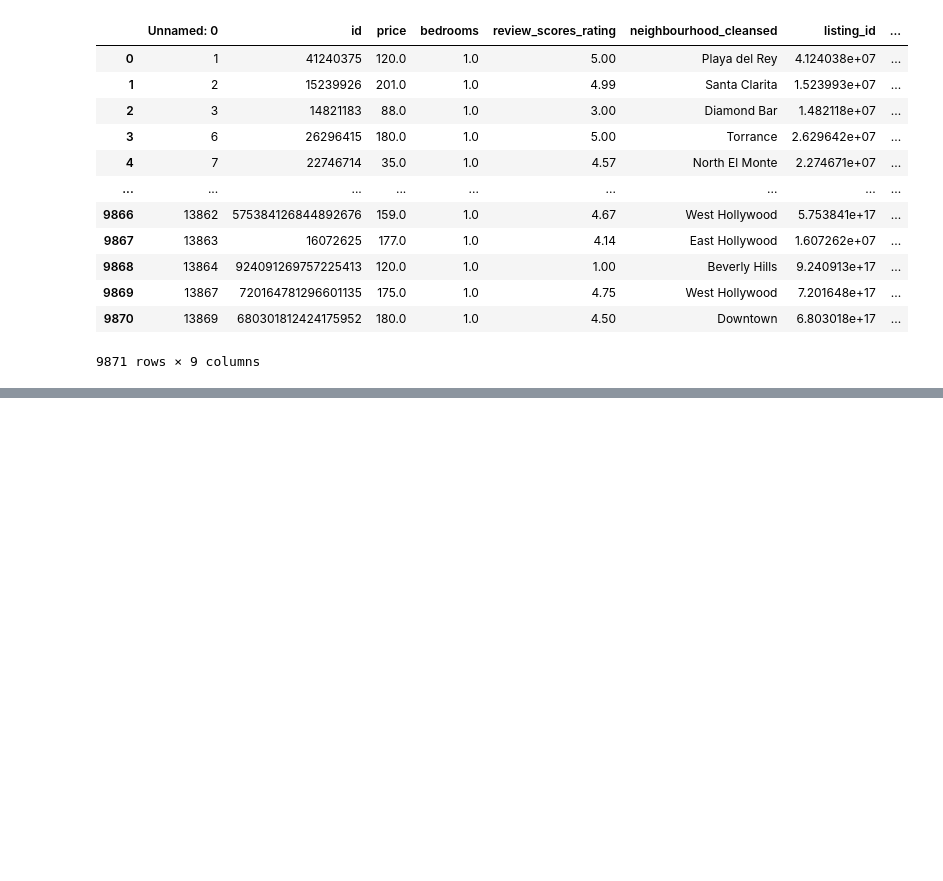
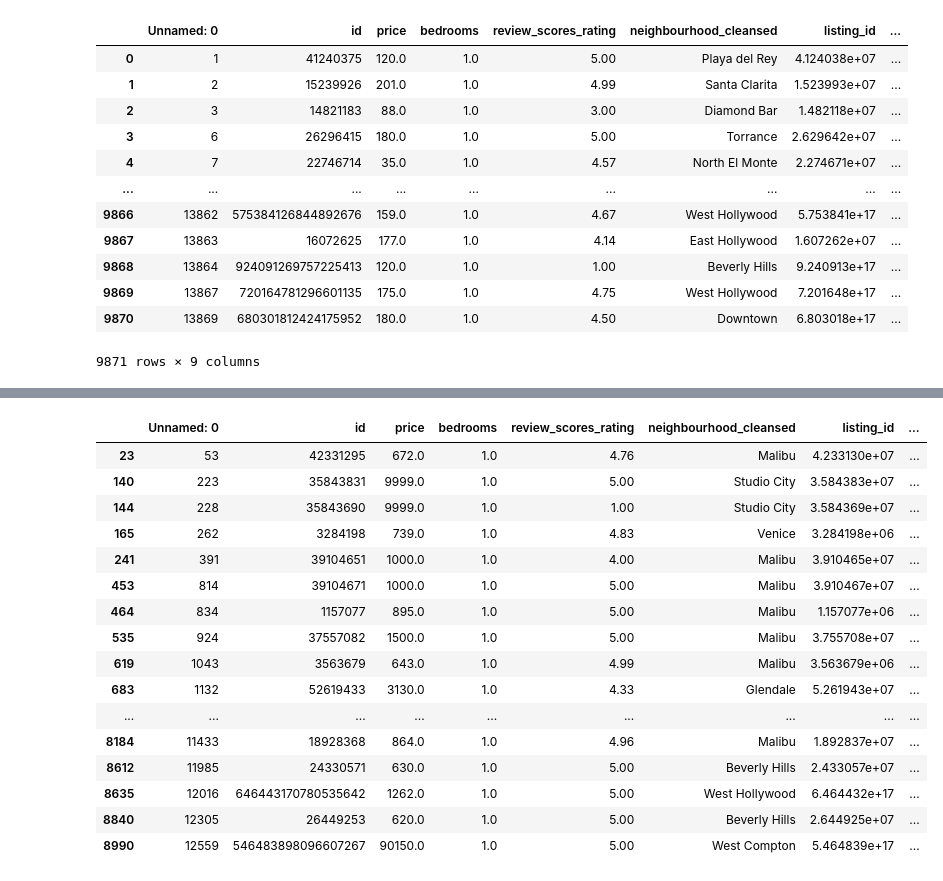
Before and after one commit to jfbr1283/Airbnb_Reviews_Analysis, a Jupyter notebook: working_notebooks/airbnb_nlp_reviews.ipynb, the cells around one changed output, grey strips where cells are left out. Saved outputs shown, nothing was run; the diff lists cells and outputs as text; code cells hidden in the pictures; blank space fills up the shorter version.

```diff
--- a/working_notebooks/airbnb_nlp_reviews.ipynb
+++ b/working_notebooks/airbnb_nlp_reviews.ipynb
@@ -830,0 +910,20 @@ df_processed2
+# %%
+df_processed2.loc[df_processed2['price'] > 600]
+# %% [output]
+|  | Unnamed: 0 | id | price | bedrooms | review_scores_rating | neighbourhood_cleansed | listing_id | ... |
+| 23 | 53 | 42331295 | 672.0 | 1.0 | 4.76 | Malibu | 4.233130e+07 | ... |
+| 140 | 223 | 35843831 | 9999.0 | 1.0 | 5.00 | Studio City | 3.584383e+07 | ... |
+| 144 | 228 | 35843690 | 9999.0 | 1.0 | 1.00 | Studio City | 3.584369e+07 | ... |
+| 165 | 262 | 3284198 | 739.0 | 1.0 | 4.83 | Venice | 3.284198e+06 | ... |
+| 241 | 391 | 39104651 | 1000.0 | 1.0 | 4.00 | Malibu | 3.910465e+07 | ... |
+| 453 | 814 | 39104671 | 1000.0 | 1.0 | 5.00 | Malibu | 3.910467e+07 | ... |
+| 464 | 834 | 1157077 | 895.0 | 1.0 | 5.00 | Malibu | 1.157077e+06 | ... |
+| 535 | 924 | 37557082 | 1500.0 | 1.0 | 5.00 | Malibu | 3.755708e+07 | ... |
+| 619 | 1043 | 3563679 | 643.0 | 1.0 | 4.99 | Malibu | 3.563679e+06 | ... |
+| 683 | 1132 | 52619433 | 3130.0 | 1.0 | 4.33 | Glendale | 5.261943e+07 | ... |
+| ... | ... | ... | ... | ... | ... | ... | ... | ... |
+| 8184 | 11433 | 18928368 | 864.0 | 1.0 | 4.96 | Malibu | 1.892837e+07 | ... |
+| 8612 | 11985 | 24330571 | 630.0 | 1.0 | 5.00 | Beverly Hills | 2.433057e+07 | ... |
+| 8635 | 12016 | 646443170780535642 | 1262.0 | 1.0 | 5.00 | West Hollywood | 6.464432e+17 | ... |
+| 8840 | 12305 | 26449253 | 620.0 | 1.0 | 5.00 | Beverly Hills | 2.644925e+07 | ... |
+| 8990 | 12559 | 546483898096607267 | 90150.0 | 1.0 | 5.00 | West Compton | 5.464839e+17 | ... |
```
Also changed, not shown: parts of 64 cells of this notebook.
